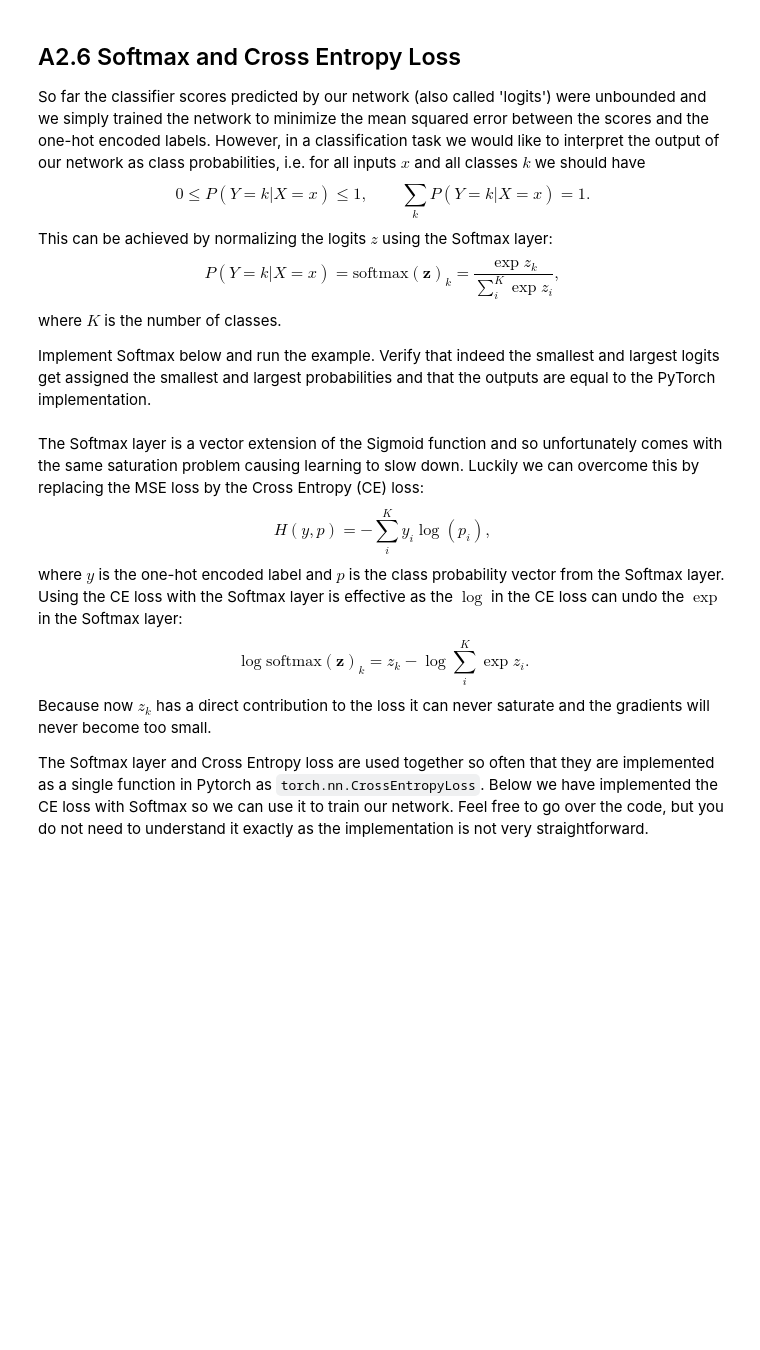
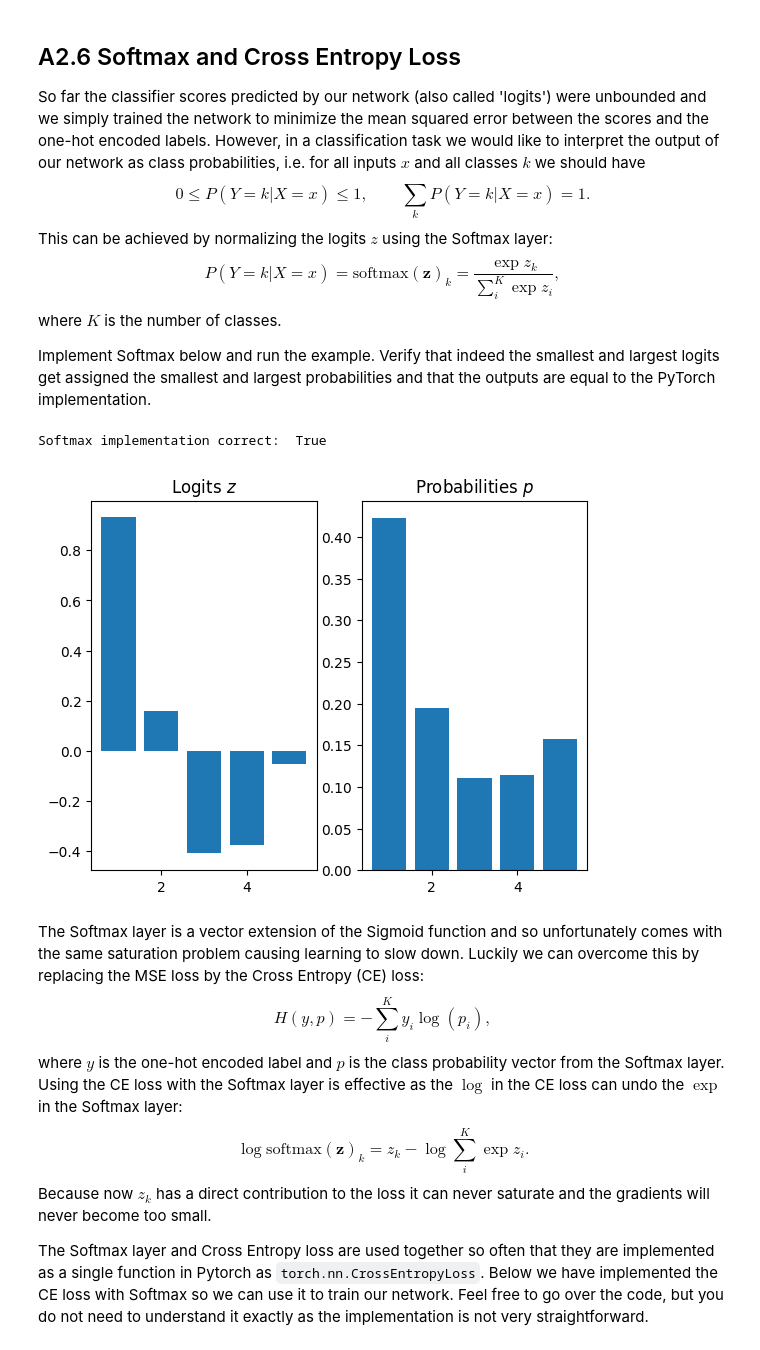
Before and after one commit to RensDur/DSAIT4005-Machine-and-Deep-Learning, a Jupyter notebook: 2025_Assignment_3.ipynb, the cells around one changed output. Cells and saved outputs as stored; diff of their text form; code cells hidden in the pictures; blank space fills up the shorter version.

```diff
--- a/2025_Assignment_3.ipynb
+++ b/2025_Assignment_3.ipynb
@@ -834,34 +923,40 @@ def Softmax(z):
       p: Softmax probability distribution.
     """
 
     ########################################################################
     #                  TODO: Implement Softmax function.                   #
     ########################################################################
 
-    pass
+    # Compute softmax
+    exp_z = torch.exp(z)
+    sum_exp = torch.sum(exp_z, dim=1, keepdim=True)
+    p = exp_z / sum_exp
 
     ########################################################################
     #                          END OF YOUR CODE                            #
     ########################################################################
 
     return p
 
 # Generate random logits, dimension [batch, classes]
 z = torch.randn(1,5)
 # Calculate softmax
 p = Softmax(z)
 
 # Verify against PyTorch implementation
 p_torch = torch.nn.functional.softmax(z, 1)
 print('Softmax implementation correct: ', torch.allclose(p, p_torch))
 
 # Plot z and p
 plt.subplot(1,2,1)
 plt.title(r'Logits $z$')
 _=plt.bar(torch.arange(1,6), z[0,:])
 plt.subplot(1,2,2)
 plt.title(r'Probabilities $p$')
 _=plt.bar(torch.arange(1,6), p[0,:])
+# %% [output]
+Softmax implementation correct:  True
+[figure, added]
 # %% [markdown]
 The Softmax layer is a vector extension of the Sigmoid function and so unfortunately comes with the same saturation problem causing learning to slow down. Luckily we can overcome this by replacing the MSE loss by the Cross Entropy (CE) loss:
 $$H(y,p) = -\sum_i^K y_i \log(p_i),$$
```
Also changed, not shown: parts of 16 cells of this notebook.
